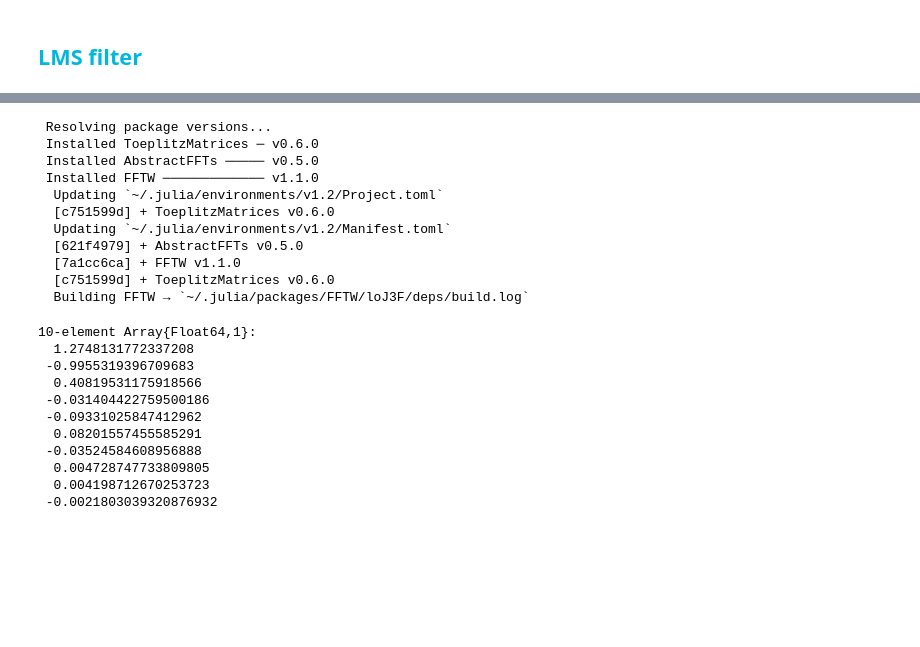
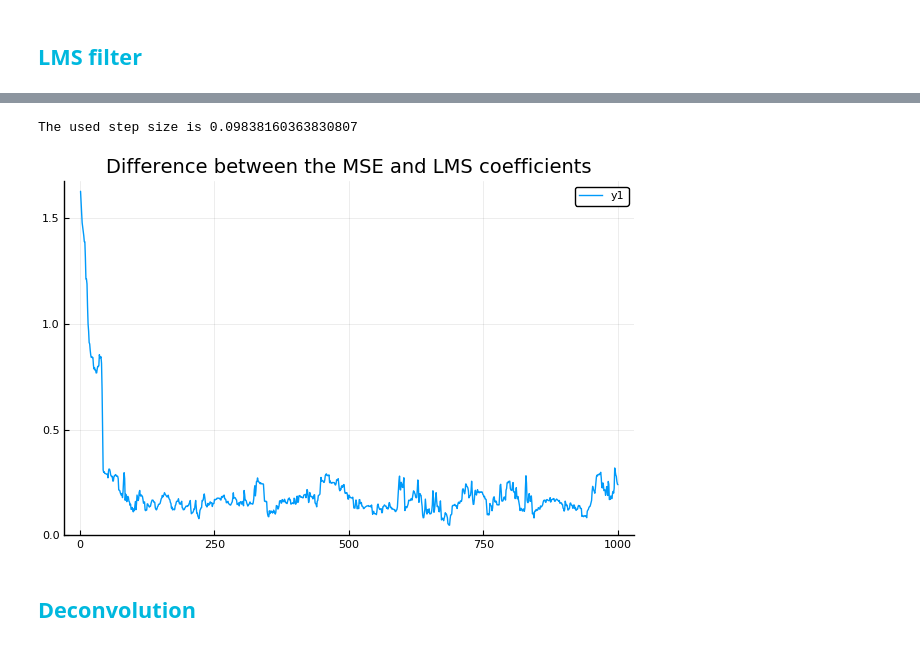
Before and after one commit to gonzaq94/Numerical-Methods-projects, a Jupyter notebook: LMS equalization for digital data recovery.ipynb, the cells around one changed output, grey strips where cells are left out. Drawn from its saved outputs; the diff is of its cells as text; code cells hidden in the pictures; blank space fills up the shorter version.

```diff
--- a/LMS equalization for digital data recovery.ipynb
+++ b/LMS equalization for digital data recovery.ipynb
@@ -125,18 +114,3 @@ Pkg.add("StatsBase")
-# %%
-using Pkg
-Pkg.add("ToeplitzMatrices")
-# %% [output]
- Resolving package versions...
- Installed ToeplitzMatrices ─ v0.6.0
- Installed AbstractFFTs ───── v0.5.0
- Installed FFTW ───────────── v1.1.0
-  Updating `~/.julia/environments/v1.2/Project.toml`
-  [c751599d] + ToeplitzMatrices v0.6.0
-  Updating `~/.julia/environments/v1.2/Manifest.toml`
-  [621f4979] + AbstractFFTs v0.5.0
-  [7a1cc6ca] + FFTW v1.1.0
-  [c751599d] + ToeplitzMatrices v0.6.0
-  Building FFTW → `~/.julia/packages/FFTW/loJ3F/deps/build.log`
 # %%
 # MSE solution (min||w'.data-symb||)
 #-----------------------------------
@@ -155,14 +128,22 @@ w_mse=inv(T)*V;
-# %%
-w_mse
-# %% [output]
-10-element Array{Float64,1}:
-  1.2748131772337208
- -0.9955319396709683
-  0.40819531175918566
- -0.031404422759500186
- -0.09331025847412962
-  0.08201557455585291
- -0.03524584608956888
-  0.004728747733809805
-  0.004198712670253723
- -0.0021803039320876932
+# %%
+p=10 #filter size
+y_reduced = zeros(p-1+n)
+y_reduced[p:end]=y_n
+e=zeros(n)
+w_lms=zeros(p)
+mu = 1/tr(T) #half the optimal stepsize
+print("The used step size is ", mu)
+
+for i=1:n
+    y_vec=reverse(y_reduced[i:i-1+p]);
+    w_lms = w_lms -mu.*(y_vec*(w_lms'*y_vec-signal[i]))
+    e[i]=norm(w_lms-w_mse)
+end
+# %% [output]
+The used step size is 0.09838160363830807
+# %%
+plot(e[1:1000],title="Difference between the MSE and LMS coefficients")
+# %% [output]
+[figure, added]
+# %% [markdown]
+## <span style="color:#00B8DE"> Deconvolution </span>
```
Also changed, not shown: parts of 66 cells of this notebook.
